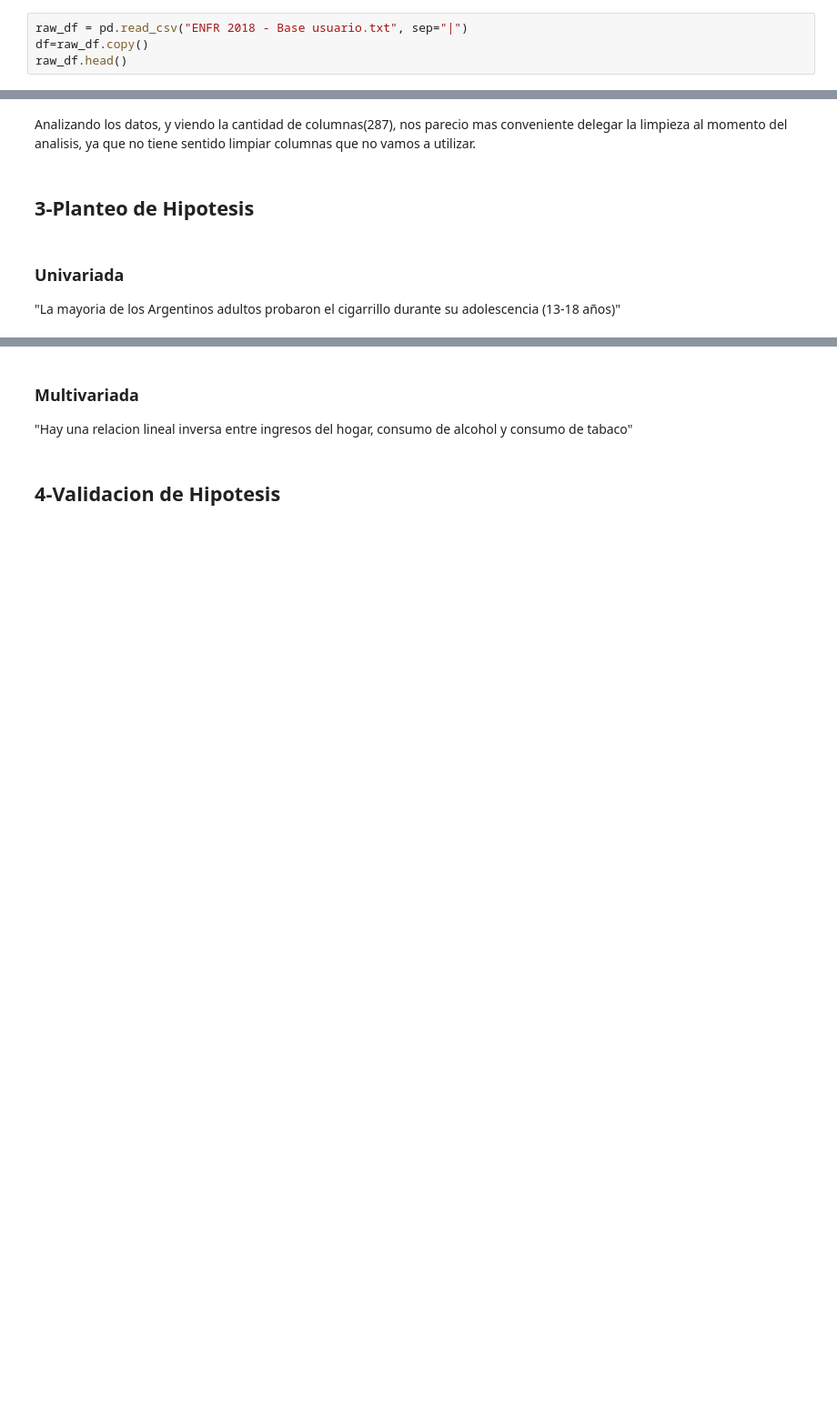
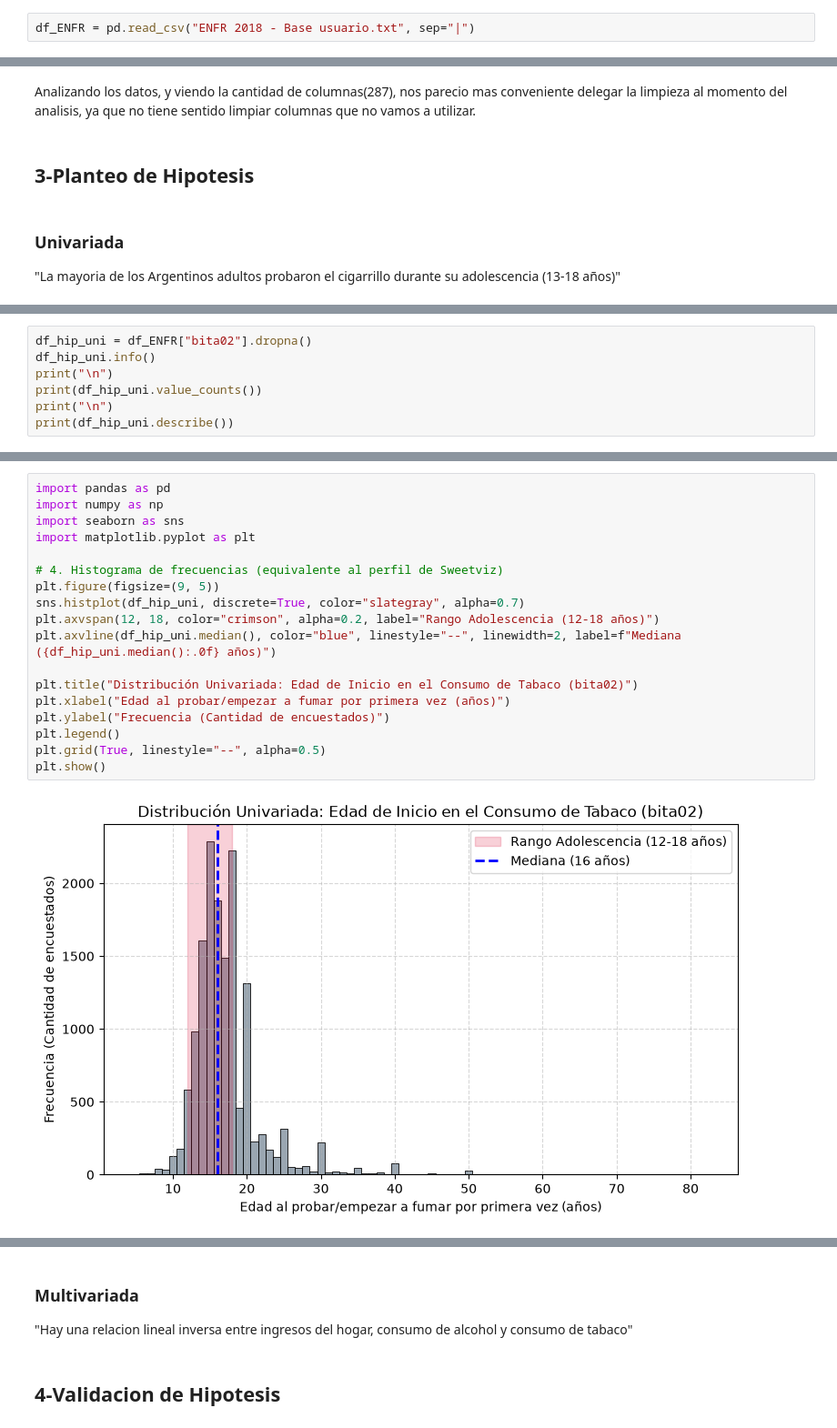
Before and after one commit to agustinlopezgh/TPE-FdlCdD-2026, a Jupyter notebook: Pruebas1.ipynb, the cells around one changed output, grey strips where cells are left out. Shown at 91% size. Cells and saved outputs as stored; diff of their text form; blank space fills up the shorter version.

Commit message:
Resoluciones de hipotesis univariadas y bivariadas de las consignas 3.a, 3.b, 4.a y 4.b (falta mejorar/cambiar unas cosas)

```diff
--- a/Pruebas1.ipynb
+++ b/Pruebas1.ipynb
@@ -16,6 +15,4 @@ https://www.indec.gob.ar/ftp/cuadros/menusuperior/enfr/manual_base_usuario_enfr2
 # %% [markdown]
 ### Dataframe
 # %%
-raw_df = pd.read_csv("ENFR 2018 - Base usuario.txt", sep="|")
-df=raw_df.copy()
-raw_df.head()
+df_ENFR = pd.read_csv("ENFR 2018 - Base usuario.txt", sep="|")
@@ -147,0 +145,7 @@ Analizando los datos, y viendo la cantidad de columnas(287), nos parecio mas con
+# %%
+df_hip_uni = df_ENFR["bita02"].dropna()
+df_hip_uni.info()
+print("\n")
+print(df_hip_uni.value_counts())
+print("\n")
+print(df_hip_uni.describe())
@@ -147,0 +170,20 @@ Analizando los datos, y viendo la cantidad de columnas(287), nos parecio mas con
+# %%
+import pandas as pd
+import numpy as np
+import seaborn as sns
+import matplotlib.pyplot as plt
+
+# 4. Histograma de frecuencias (equivalente al perfil de Sweetviz)
+plt.figure(figsize=(9, 5))
+sns.histplot(df_hip_uni, discrete=True, color="slategray", alpha=0.7)
+plt.axvspan(12, 18, color="crimson", alpha=0.2, label="Rango Adolescencia (12-18 años)")
+plt.axvline(df_hip_uni.median(), color="blue", linestyle="--", linewidth=2, label=f"Mediana ({df_hip_uni.median():.0f} años)")
+
+plt.title("Distribución Univariada: Edad de Inicio en el Consumo de Tabaco (bita02)")
+plt.xlabel("Edad al probar/empezar a fumar por primera vez (años)")
+plt.ylabel("Frecuencia (Cantidad de encuestados)")
+plt.legend()
+plt.grid(True, linestyle="--", alpha=0.5)
+plt.show()
+# %% [output]
+[figure, added]
```
Also changed, not shown: parts of 19 cells of this notebook, 2 other files.
